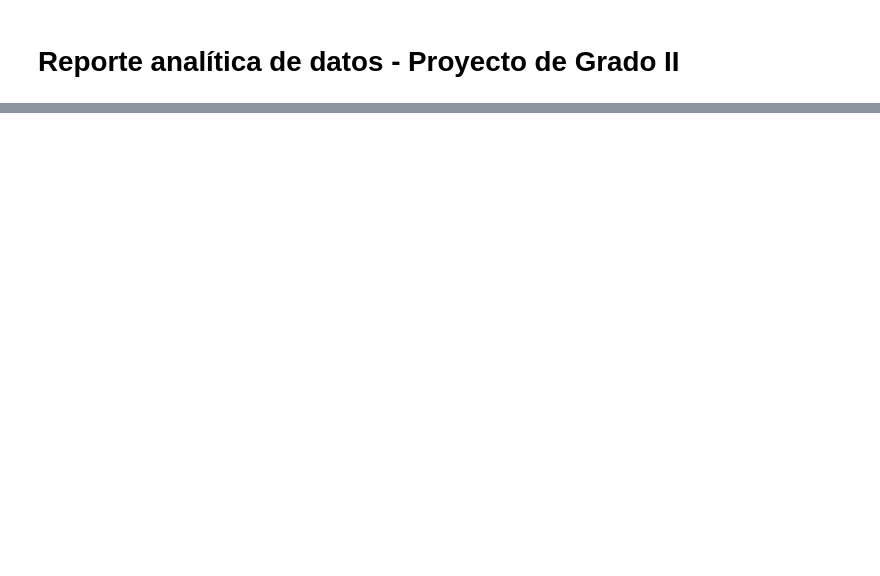
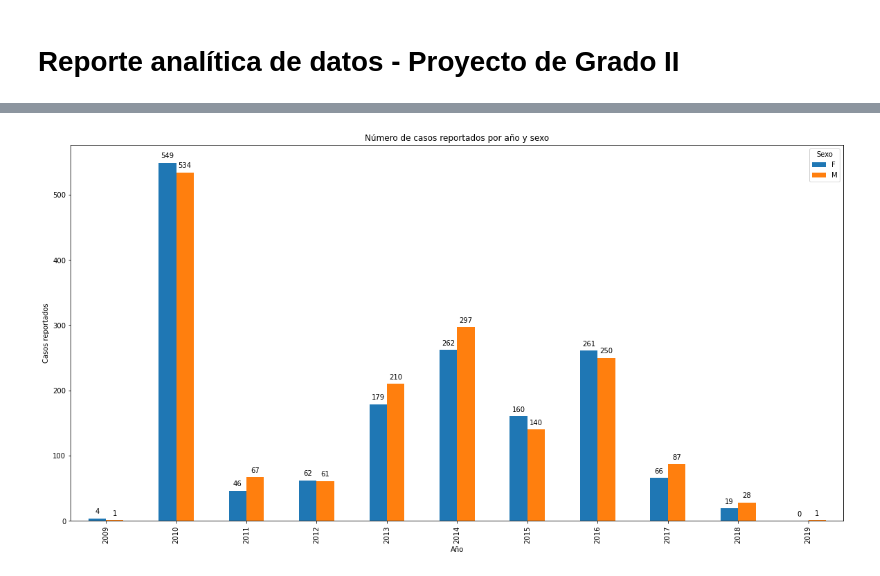
Before and after one commit to JuanImbachi/PDG, a Jupyter notebook: Data Analytics/Data Analytics Report.ipynb, the cells around one changed output, grey strips where cells are left out. Cells and saved outputs as stored; diff of their text form; code cells hidden in the pictures; blank space fills up the shorter version.

```diff
--- a/Data Analytics/Data Analytics Report.ipynb
+++ b/Data Analytics/Data Analytics Report.ipynb
@@ -12,0 +57,12 @@ ParserError: Error tokenizing data. C error: Expected 1 fields in line 610, saw
+# %%
+genders_by_year = buga.groupby(["Ano", 'Sexo']).size().unstack(level=1).plot(kind='bar', figsize=(20,10))
+
+genders_by_year.set_xlabel('Año')
+genders_by_year.set_ylabel('Casos reportados')
+genders_by_year.set_title('Número de casos reportados por año y sexo')
+
+for p in genders_by_year.patches:
+    genders_by_year.annotate(str(int(p.get_height())), (p.get_x() + p.get_width() / 2., p.get_height()),
+                ha='center', va='center', xytext=(0, 10), textcoords='offset points')
+# %% [output]
+[figure, added]
```
Also changed, not shown: parts of 18 cells of this notebook, 2 other files.
